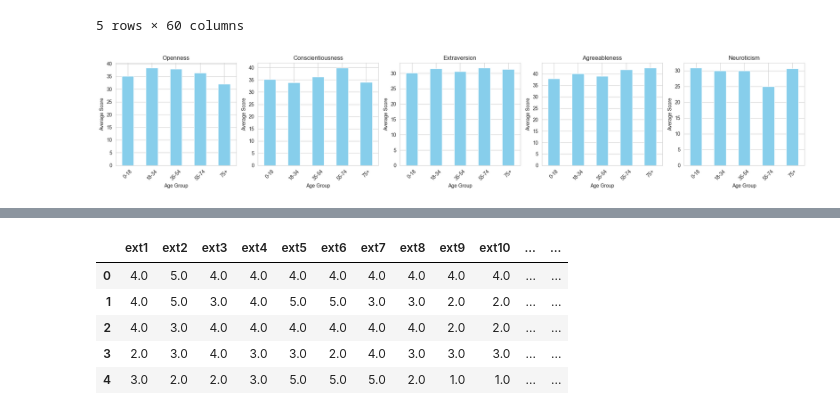
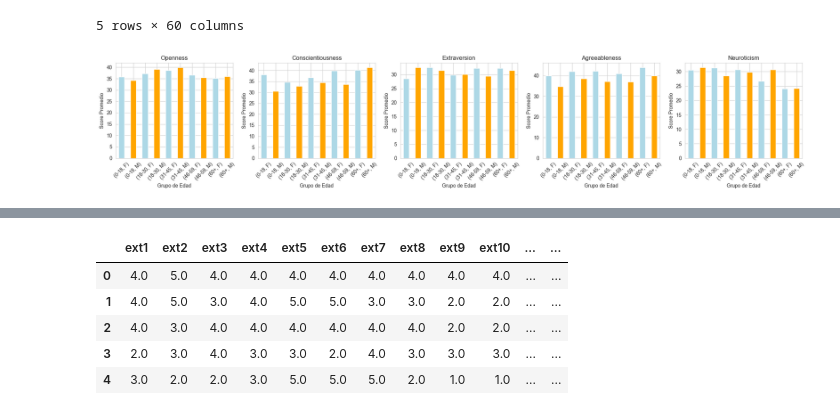
Before and after one commit to ferkrodriguez98/tesis-analisis-datos, a Jupyter notebook: notebook_final_analisis.ipynb, the cells around one changed output, grey strips where cells are left out. Drawn from its saved outputs; the diff is of its cells as text; code cells hidden in the pictures.

```diff
--- a/notebook_final_analisis.ipynb
+++ b/notebook_final_analisis.ipynb
@@ -146,28 +148,30 @@ data['agreeableness_score'] = data[agreeableness_columns].sum(axis=1)
 data['neuroticism_score'] = data[neuroticism_columns].sum(axis=1)
 # %%
 # Creamos una nueva columna 'age_group' para agrupar las edades en rangos
-bins = [0, 18, 35, 55, 75, 105]
-labels = ['0-18','18-34', '35-54', '55-74', '75+']
+bins = [0, 18, 30, 45, 60, 105]
+labels = ['0-18','18-30', '31-45', '46-59', '60+']
 data['age_group'] = pd.cut(data['age'], bins=bins, labels=labels, right=False)
 
+filtered_non_x = data[data['gender'].isin(['M', 'F'])]
+
 # Calculamos el promedio de cada OCEAN trait por grupo de edad
-mean_ocean_by_age = data.groupby('age_group')[['openness_score', 'conscientiousness_score', 'extraversion_score', 'agreeableness_score', 'neuroticism_score']].mean()
+mean_ocean_by_age_gender = filtered_non_x.groupby(['age_group', 'gender'])[['openness_score', 'conscientiousness_score', 'extraversion_score', 'agreeableness_score', 'neuroticism_score']].mean()
 
 traits = ['openness_score', 'conscientiousness_score', 'extraversion_score', 'agreeableness_score', 'neuroticism_score']
 trait_names = ['Openness', 'Conscientiousness', 'Extraversion', 'Agreeableness', 'Neuroticism']
 
 # Gráfico 6: Promedio de cada OCEAN trait por grupo de edad
 plt.figure(figsize=(20, 4))
 
 for i, trait in enumerate(traits):
     plt.subplot(1, 5, i+1)
-    mean_ocean_by_age[trait].plot(kind='bar', color='skyblue')
+    mean_ocean_by_age_gender[trait].plot(kind='bar', color=['lightblue', 'orange'])
     plt.title(trait_names[i])
-    plt.xlabel('Age Group')
-    plt.ylabel('Average Score')
+    plt.xlabel('Grupo de Edad')
+    plt.ylabel('Score Promedio')
     plt.xticks(rotation=45)
 
 plt.tight_layout()
 plt.show()
 # %% [output]
-[figure, old version]
+[figure, new version]
```
Also changed, not shown: parts of 42 cells of this notebook.
